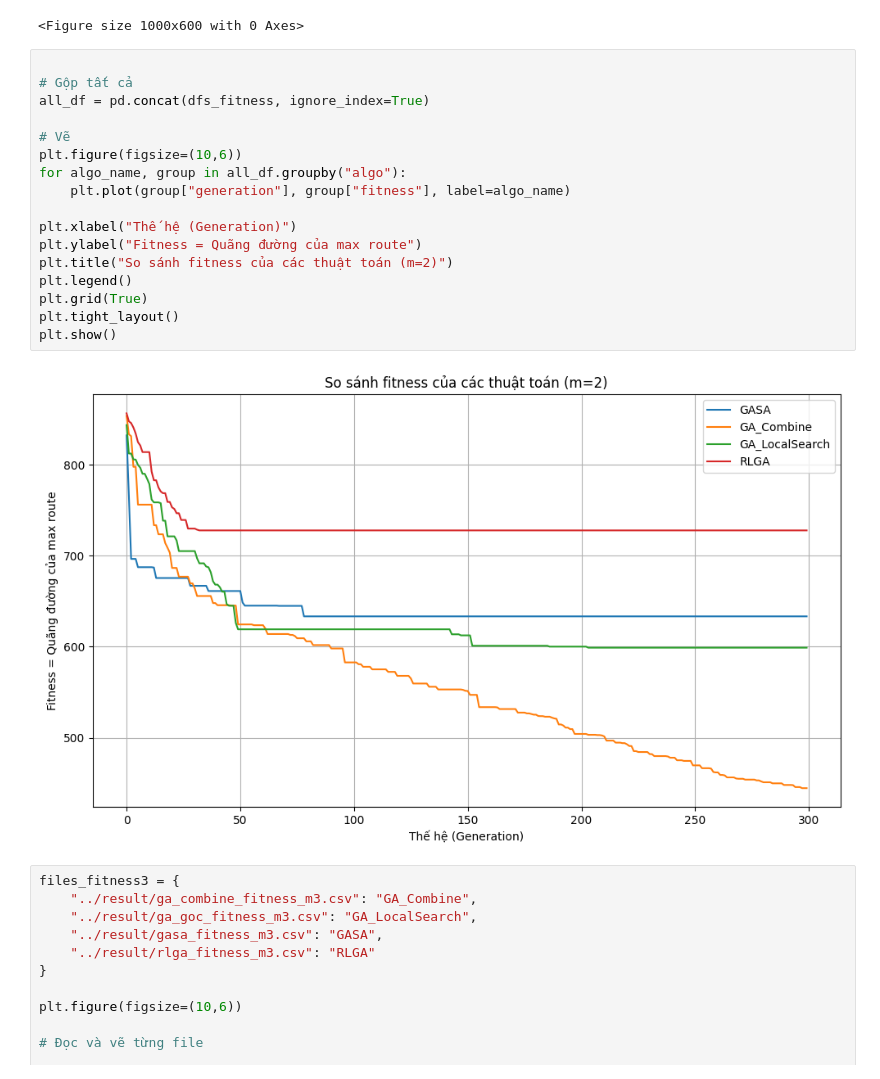
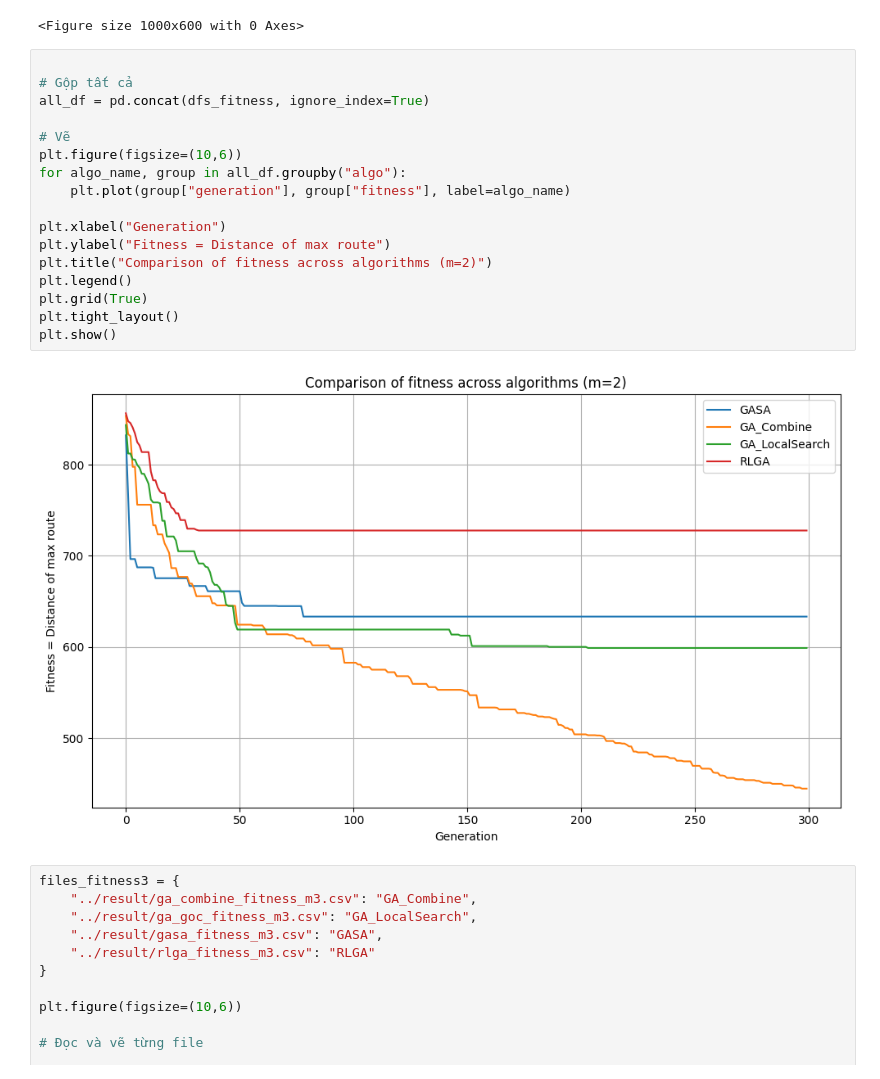
Before and after one commit to thilinnd/mTSP, a Jupyter notebook: comparison/compare.ipynb, the cells around one changed output. Cells and saved outputs as stored; diff of their text form.

```diff
--- a/comparison/compare.ipynb
+++ b/comparison/compare.ipynb
@@ -118,22 +118,22 @@ dfs_fitness
 # %%
 
 # Gộp tất cả
 all_df = pd.concat(dfs_fitness, ignore_index=True)
 
 # Vẽ
 plt.figure(figsize=(10,6))
 for algo_name, group in all_df.groupby("algo"):
     plt.plot(group["generation"], group["fitness"], label=algo_name)
 
-plt.xlabel("Thế hệ (Generation)")
-plt.ylabel("Fitness = Quãng đường của max route")
-plt.title("So sánh fitness của các thuật toán (m=2)")
+plt.xlabel("Generation")
+plt.ylabel("Fitness = Distance of max route")
+plt.title("Comparison of fitness across algorithms (m=2)")
 plt.legend()
 plt.grid(True)
 plt.tight_layout()
 plt.show()
 # %% [output]
-[figure, old version]
+[figure, new version]
 # %%
 files_fitness3 = {
     "../result/ga_combine_fitness_m3.csv": "GA_Combine",
```
Also changed, not shown: parts of 1 cell of this notebook.
